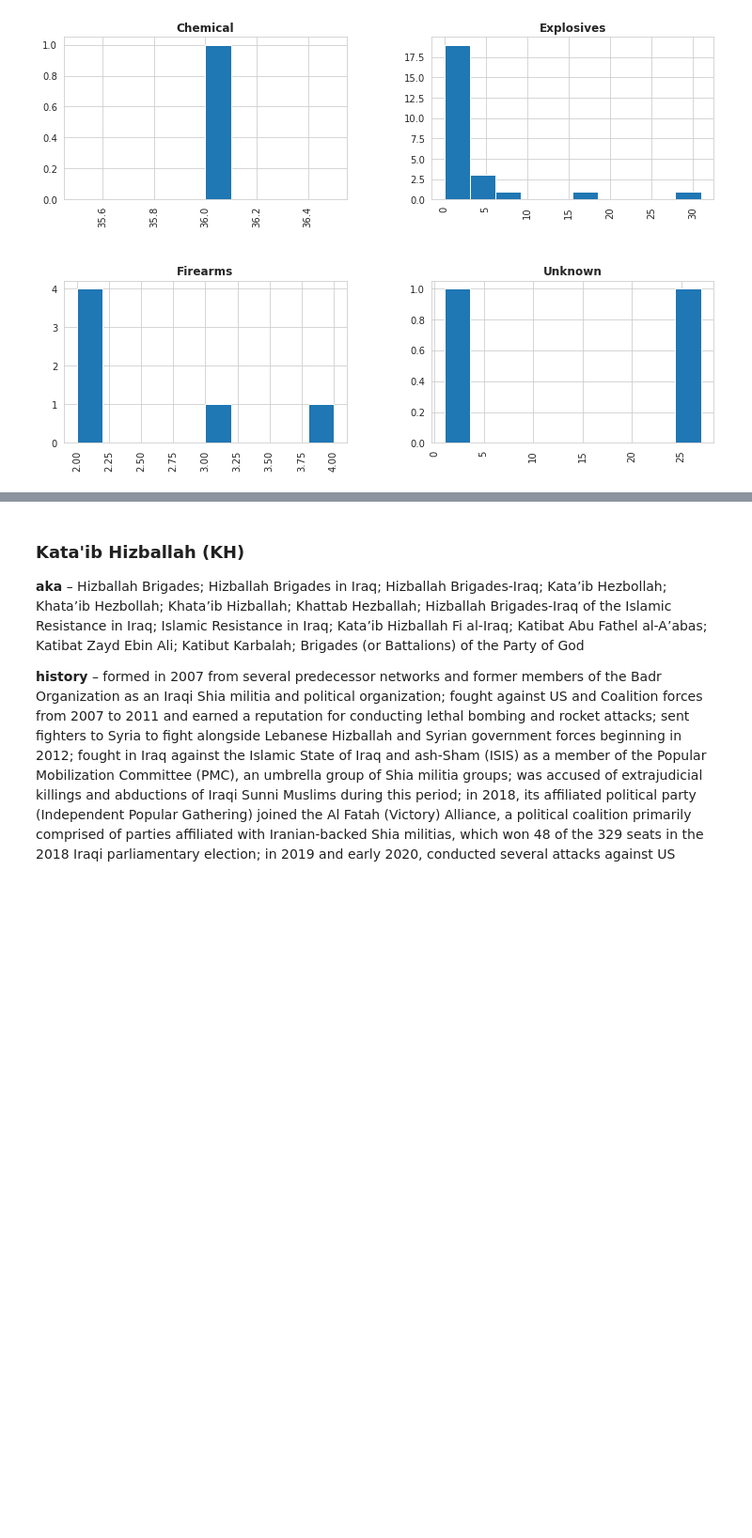
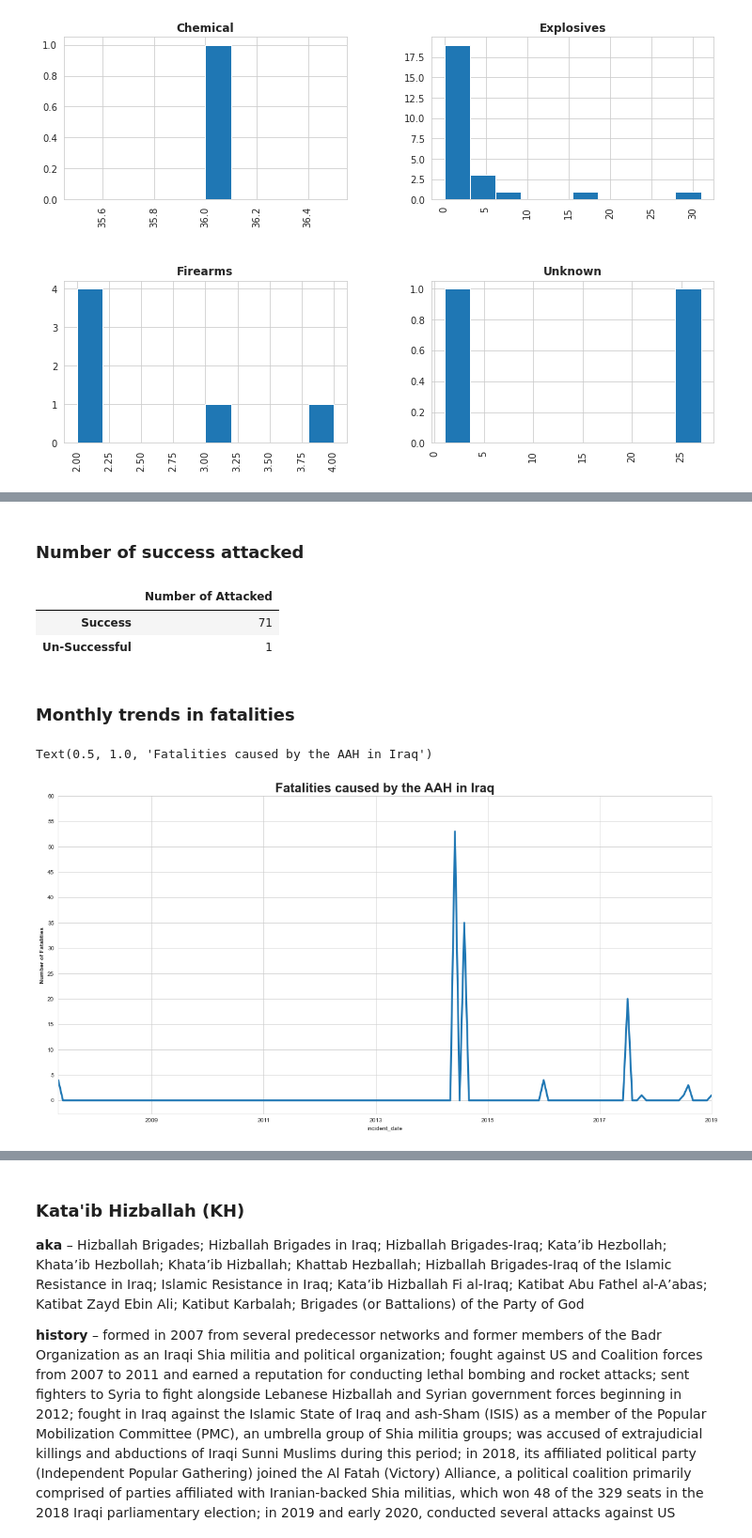
Before and after one commit to ratmadjads/DSC680, a Jupyter notebook: notebooks/DSC680_MileStoneThree_AtmadjaRio.ipynb, the cells around one changed output, grey strips where cells are left out. Shown at 94% size. Cells and saved outputs as stored; diff of their text form; code cells hidden in the pictures; blank space fills up the shorter version.

```diff
--- a/notebooks/DSC680_MileStoneThree_AtmadjaRio.ipynb
+++ b/notebooks/DSC680_MileStoneThree_AtmadjaRio.ipynb
@@ -774,3 +816,29 @@ for index,ax in enumerate(axs.ravel()):
 **financial and other support** – receives funding, logistical support, training, and weapons from the Iranian Revolutionary Guard Force Qods Force and Lebanese Hizballah; solicits donations online and through a pro-Iran television channel; also raises funds through legitimate business enterprises, as well as criminal activities, including kidnappings-for-ransom, smuggling, and taxing/extortion of economic activities in areas where the group is dominant
 
 **designation** – placed on the US Department of State's list of Foreign Terrorist Organizations on 3 January 2020
+# %%
+al_haqq_df: DataFrame = iraq_df[iraq_df.gname.apply(lambda gname: 'asa' in gname.lower())]
+# %% [markdown]
+### **Number of success attacked**
+# %%
+success, unsuccessful = list(al_haqq_df.success.value_counts().to_dict().values())
+pd.DataFrame({'Success': success, 'Un-Successful': unsuccessful}, index=['Number of Attacked']).transpose()
+# %% [output]
+|  | Number of Attacked |
+| Success | 71 |
+| Un-Successful | 1 |
+# %% [markdown]
+### **Monthly trends in fatalities**
+# %%
+sns.set_style("whitegrid")
+plt.rcParams['figure.figsize'] = (20,10)
+ax = al_haqq_df.set_index('incident_date')['nkill'].resample("M").sum().plot(linewidth=3.2)
+ax.set_yticks(range(0,65,5))
+ax.set_ylabel("Number of Fatalities", fontweight='bold')
+
+ax.set_title("Fatalities caused by the AAH in Iraq",
+             fontweight='bold',
+             fontsize=22)
+# %% [output]
+Text(0.5, 1.0, 'Fatalities caused by the AAH in Iraq')
+[figure, added]
```
Also changed, not shown: parts of 21 cells of this notebook.
